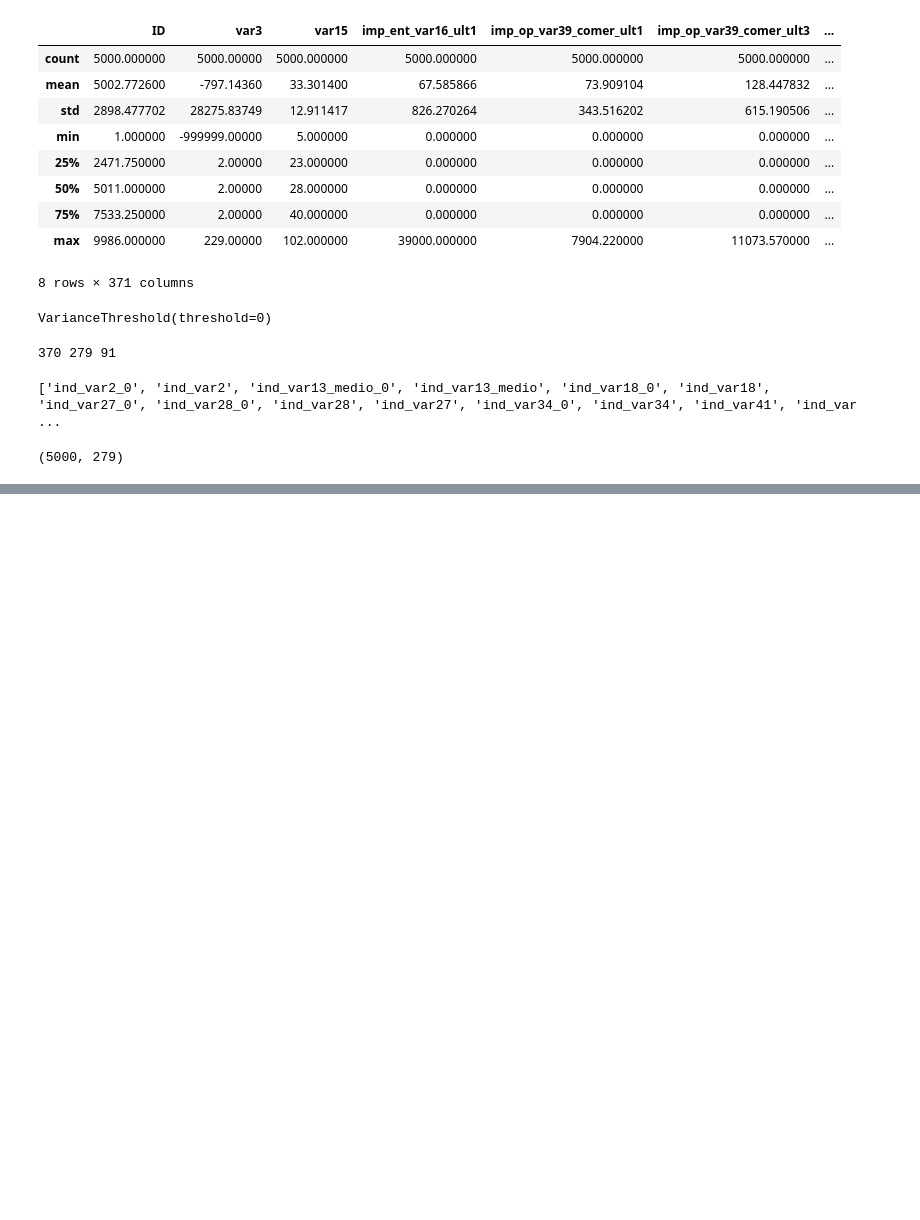
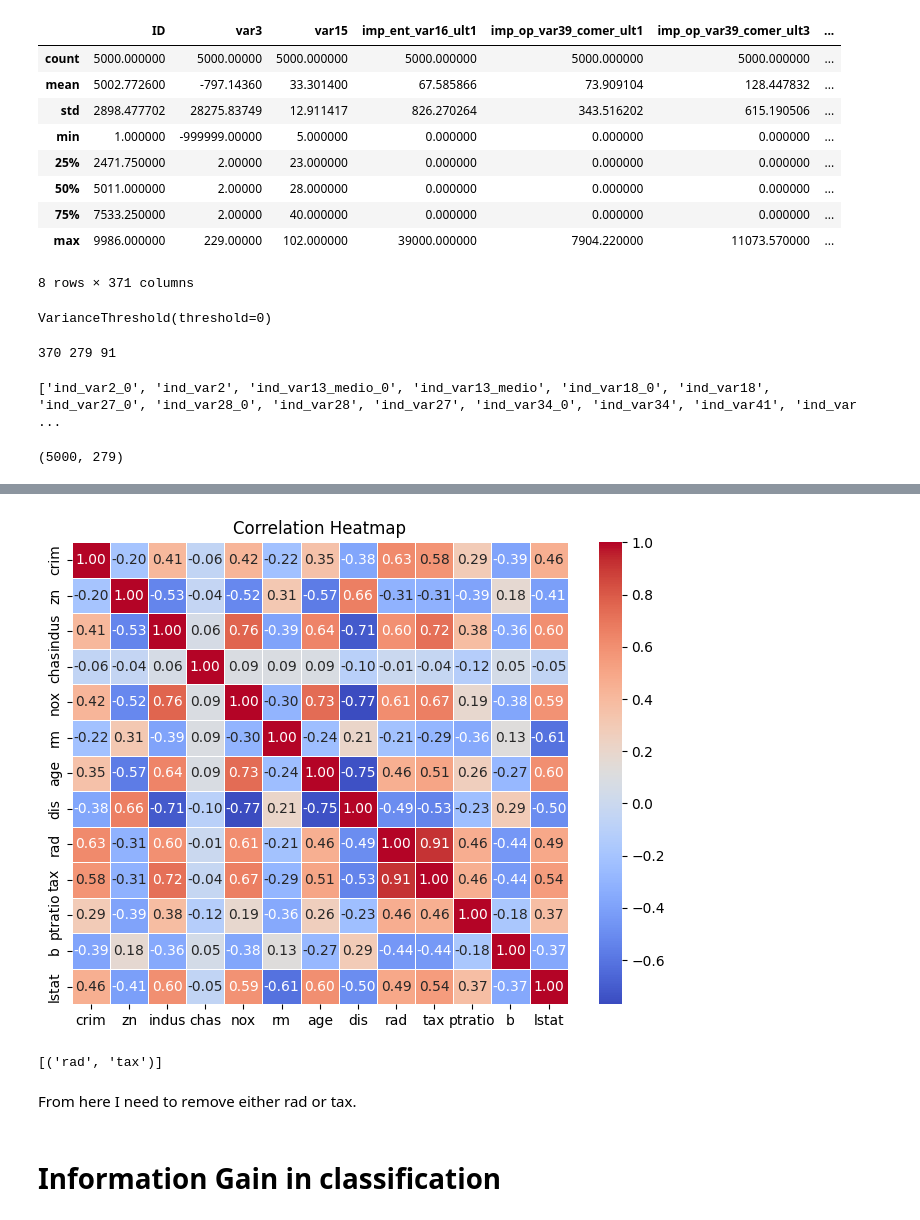
Before and after one commit to beercafeguy/ml-yard, a Jupyter notebook: notebooks/feature-selection/demo.ipynb, the cells around one changed output, grey strips where cells are left out. Saved outputs shown, nothing was run; the diff lists cells and outputs as text; code cells hidden in the pictures; blank space fills up the shorter version.

Commit message:
Added data for selecting features in classification

```diff
--- a/notebooks/feature-selection/demo.ipynb
+++ b/notebooks/feature-selection/demo.ipynb
@@ -98,0 +103,3 @@ X_train.shape
+# %%
+boston_housing_data = pd.read_csv('../../data/BostonHousing.csv')
+boston_housing_data.head()
@@ -98,0 +113,3 @@ X_train.shape
+# %%
+X_train = boston_housing_data.drop('medv',axis=1)
+X_train.head()
@@ -98,0 +123,3 @@ X_train.shape
+# %%
+corr_matrix = X_train.corr()
+corr_matrix
@@ -98,0 +141,8 @@ X_train.shape
+# %%
+# Lets plot this in heatmap
+plt.figure(figsize=(8, 6))
+sns.heatmap(corr_matrix, annot=True, cmap='coolwarm', fmt=".2f", linewidths=0.5)
+plt.title('Correlation Heatmap')
+plt.show()
+# %% [output]
+[figure, added]
@@ -98,0 +182,8 @@ X_train.shape
+# %%
+high_correlation_features(X_train, threshold = 0.9)
+# %% [output]
+[('rad', 'tax')]
+# %% [markdown]
+From here I need to remove either rad or tax.
+# %% [markdown]
+# Information Gain in classification
```
Also changed, not shown: parts of 24 cells of this notebook, 3 other files.
